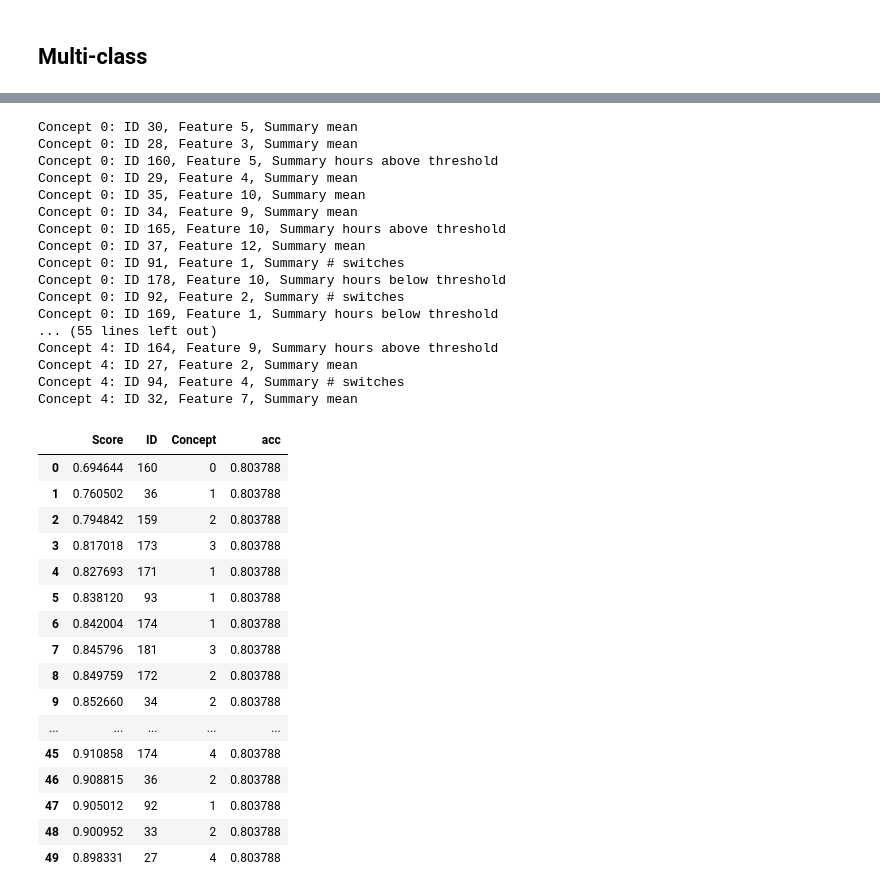
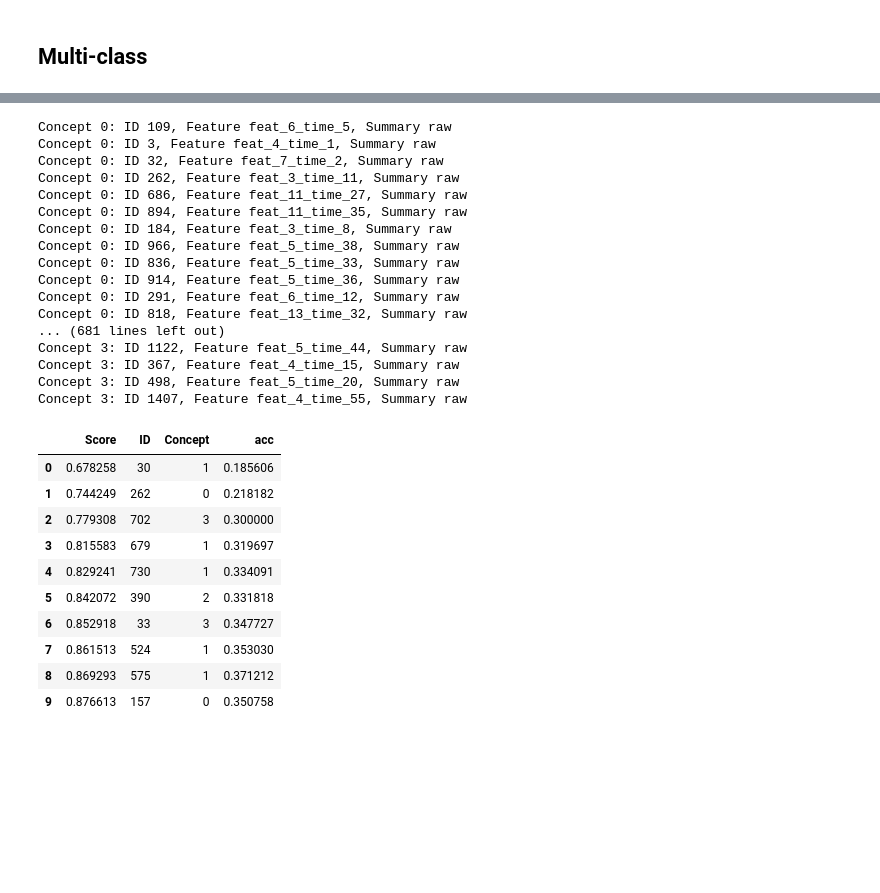
Before and after one commit to KevinArmbruster/optimal-summaries-public, a Jupyter notebook: vasopressor/explore_arabic_digits.ipynb, the cells around one changed output, grey strips where cells are left out. Cells and saved outputs as stored; diff of their text form; code cells hidden in the pictures; blank space fills up the shorter version.

```diff
--- a/vasopressor/explore_arabic_digits.ipynb
+++ b/vasopressor/explore_arabic_digits.ipynb
@@ -398,7 +353,7 @@ with open(filename, 'w') as csvfile:
 # %% [markdown]
 ## Multi-class
 # %%
-experiment_folder = "/workdir/optimal-summaries-public/vasopressor/models/arabic/multiclass/"
+experiment_folder = "/workdir/optimal-summaries-public/vasopressor/models/arabic/multiclass_fixed/"
 model_path = experiment_folder + "arabic_c{}.pt"
 random_seed = 1
 
@@ -412,14 +367,14 @@ set_seed(random_seed)
 data, y_ohe, num_classes, weights = preprocess_data_multiclass(X, y)
 train_loader, val_loader, test_loader = initialize_data(1, data, y_ohe, multiclass=True)
 
-input_dim = data.shape[2]
+input_dim = data.shape[2] * data.shape[1]
 changing_dim = X[0].shape[0]
 ts_length = data.shape[1]
 
 auroc_metric = AUROC(task="multiclass", num_classes=num_classes).to(device)
 accuracy_metric = Accuracy(task="multiclass", num_classes=num_classes).to(device)
 
-for n_concepts in range(1,16):
+for n_concepts in range(1,11):
     print(n_concepts)
 
     model = initializeModel(n_concepts, input_dim, changing_dim, ts_length, num_classes)
@@ -499,6 +440,6 @@ plt.show()
 # %%
 # feature weights
-n_concepts = 5
+n_concepts = 4
 
 model = initializeModel(n_concepts, input_dim, changing_dim, ts_length, num_classes)
 model.fit(train_loader, val_loader, weights, model_path.format(n_concepts), 1000)
@@ -580,49 +563,42 @@ with open(filename, 'w') as csvfile:
 # %%
-data_cols = [i for i in range(1,14)] + [str(i) + "_ind" for i in range(1,14)]
 
 for c, _list in enumerate(top_k_inds):
     for ind in _list:
-        name, summary = getConcept(data_cols, input_dim, changing_dim, int(ind))
+        name, summary = getConcept(flattened_data_cols, input_dim, changing_dim, int(ind))
         print(f"Concept {c}: ID {ind}, Feature {name}, Summary {summary}")
 # %% [output]
-Concept 0: ID 30, Feature 5, Summary mean
-Concept 0: ID 28, Feature 3, Summary mean
-Concept 0: ID 160, Feature 5, Summary hours above threshold
-Concept 0: ID 29, Feature 4, Summary mean
-Concept 0: ID 35, Feature 10, Summary mean
-Concept 0: ID 34, Feature 9, Summary mean
-Concept 0: ID 165, Feature 10, Summary hours above threshold
-Concept 0: ID 37, Feature 12, Summary mean
-Concept 0: ID 91, Feature 1, Summary # switches
-Concept 0: ID 178, Feature 10, Summary hours below threshold
-Concept 0: ID 92, Feature 2, Summary # switches
-Concept 0: ID 169, Feature 1, Summary hours below threshold
-... (55 lines left out)
-Concept 4: ID 164, Feature 9, Summary hours above threshold
-Concept 4: ID 27, Feature 2, Summary mean
-Concept 4: ID 94, Feature 4, Summary # switches
-Concept 4: ID 32, Feature 7, Summary mean
+Concept 0: ID 109, Feature feat_6_time_5, Summary raw
+Concept 0: ID 3, Feature feat_4_time_1, Summary raw
+Concept 0: ID 32, Feature feat_7_time_2, Summary raw
+Concept 0: ID 262, Feature feat_3_time_11, Summary raw
+Concept 0: ID 686, Feature feat_11_time_27, Summary raw
+Concept 0: ID 894, Feature feat_11_time_35, Summary raw
+Concept 0: ID 184, Feature feat_3_time_8, Summary raw
+Concept 0: ID 966, Feature feat_5_time_38, Summary raw
+Concept 0: ID 836, Feature feat_5_time_33, Summary raw
+Concept 0: ID 914, Feature feat_5_time_36, Summary raw
+Concept 0: ID 291, Feature feat_6_time_12, Summary raw
+Concept 0: ID 818, Feature feat_13_time_32, Summary raw
+... (681 lines left out)
+Concept 3: ID 1122, Feature feat_5_time_44, Summary raw
+Concept 3: ID 367, Feature feat_4_time_15, Summary raw
+Concept 3: ID 498, Feature feat_5_time_20, Summary raw
+Concept 3: ID 1407, Feature feat_4_time_55, Summary raw
 # %%
-results = greedy_selection(auroc_metric, test_loader, top_k_inds, model, track_metrics={"acc": accuracy_metric})
-results
+greedy_results = greedy_selection(auroc_metric, test_loader, top_k_inds, model, track_metrics={"acc": accuracy_metric})
+greedy_results.head(10)
 # %% [output]
 |  | Score | ID | Concept | acc |
-| 0 | 0.694644 | 160 | 0 | 0.803788 |
-| 1 | 0.760502 | 36 | 1 | 0.803788 |
-| 2 | 0.794842 | 159 | 2 | 0.803788 |
-| 3 | 0.817018 | 173 | 3 | 0.803788 |
-| 4 | 0.827693 | 171 | 1 | 0.803788 |
-| 5 | 0.838120 | 93 | 1 | 0.803788 |
-| 6 | 0.842004 | 174 | 1 | 0.803788 |
-| 7 | 0.845796 | 181 | 3 | 0.803788 |
-| 8 | 0.849759 | 172 | 2 | 0.803788 |
-| 9 | 0.852660 | 34 | 2 | 0.803788 |
-| ... | ... | ... | ... | ... |
-| 45 | 0.910858 | 174 | 4 | 0.803788 |
-| 46 | 0.908815 | 36 | 2 | 0.803788 |
-| 47 | 0.905012 | 92 | 1 | 0.803788 |
-| 48 | 0.900952 | 33 | 2 | 0.803788 |
-| 49 | 0.898331 | 27 | 4 | 0.803788 |
+| 0 | 0.678258 | 30 | 1 | 0.185606 |
+| 1 | 0.744249 | 262 | 0 | 0.218182 |
+| 2 | 0.779308 | 702 | 3 | 0.300000 |
+| 3 | 0.815583 | 679 | 1 | 0.319697 |
+| 4 | 0.829241 | 730 | 1 | 0.334091 |
+| 5 | 0.842072 | 390 | 2 | 0.331818 |
+| 6 | 0.852918 | 33 | 3 | 0.347727 |
+| 7 | 0.861513 | 524 | 1 | 0.353030 |
+| 8 | 0.869293 | 575 | 1 | 0.371212 |
+| 9 | 0.876613 | 157 | 0 | 0.350758 |
 # %%
 top_k_csv_file = experiment_folder + "top-k/bottleneck_r{}_c{}_topkinds.csv".format(random_seed, n_concepts)
 
```
Also changed, not shown: parts of 21 cells of this notebook, 26 other files.
